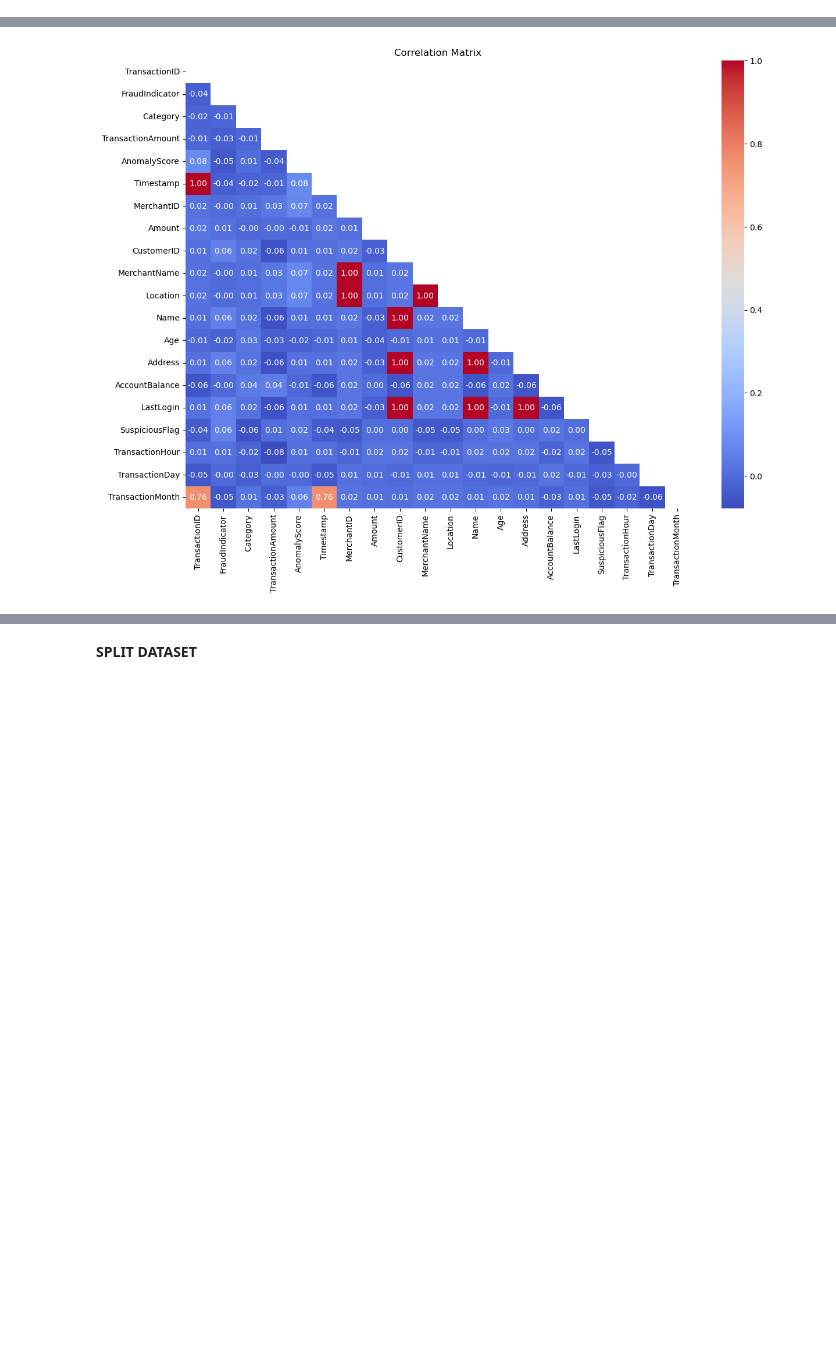
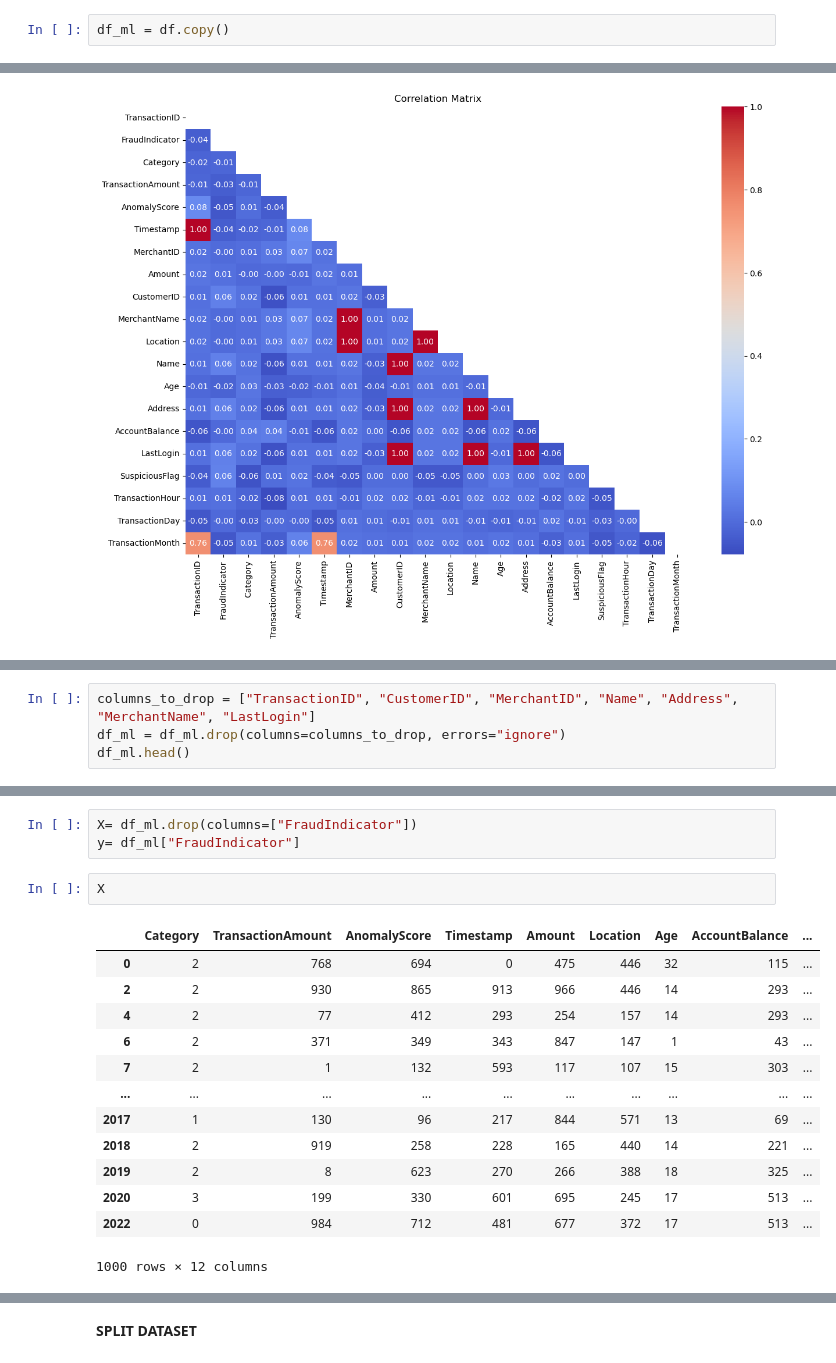
Before and after one commit to Elora-oise/fraud_detection, a Jupyter notebook: fraud_detection_ml.ipynb, the cells around one changed output, grey strips where cells are left out. Drawn from its saved outputs; the diff is of its cells as text; blank space fills up the shorter version.

```diff
--- a/fraud_detection_ml.ipynb
+++ b/fraud_detection_ml.ipynb
@@ -324,6 +324,8 @@ Try using .loc[row_indexer,col_indexer] = value instead
 
 See the caveats in the documentation: https://pandas.pydata.org/pandas-docs/stable/user_guide/indexing.html#returning-a-view-versus-a-copy
   df[column] = label_encoder.fit_transform(df[column])
+# %%
+df_ml = df.copy()
 # %%
 df
 # %% [output]
@@ -350,0 +389,4 @@ plt.show()
+# %%
+columns_to_drop = ["TransactionID", "CustomerID", "MerchantID", "Name", "Address", "MerchantName", "LastLogin"]
+df_ml = df_ml.drop(columns=columns_to_drop, errors="ignore")
+df_ml.head()
@@ -350,0 +400,19 @@ plt.show()
+# %%
+X= df_ml.drop(columns=["FraudIndicator"])
+y= df_ml["FraudIndicator"]
+# %%
+X
+# %% [output]
+|  | Category | TransactionAmount | AnomalyScore | Timestamp | Amount | Location | Age | AccountBalance | ... |
+| 0 | 2 | 768 | 694 | 0 | 475 | 446 | 32 | 115 | ... |
+| 2 | 2 | 930 | 865 | 913 | 966 | 446 | 14 | 293 | ... |
+| 4 | 2 | 77 | 412 | 293 | 254 | 157 | 14 | 293 | ... |
+| 6 | 2 | 371 | 349 | 343 | 847 | 147 | 1 | 43 | ... |
+| 7 | 2 | 1 | 132 | 593 | 117 | 107 | 15 | 303 | ... |
+| ... | ... | ... | ... | ... | ... | ... | ... | ... | ... |
+| 2017 | 1 | 130 | 96 | 217 | 844 | 571 | 13 | 69 | ... |
+| 2018 | 2 | 919 | 258 | 228 | 165 | 440 | 14 | 221 | ... |
+| 2019 | 2 | 8 | 623 | 270 | 266 | 388 | 18 | 325 | ... |
+| 2020 | 3 | 199 | 330 | 601 | 695 | 245 | 17 | 513 | ... |
+| 2022 | 0 | 984 | 712 | 481 | 677 | 372 | 17 | 513 | ... |
+1000 rows × 12 columns
```
Also changed, not shown: parts of 7 cells of this notebook.
